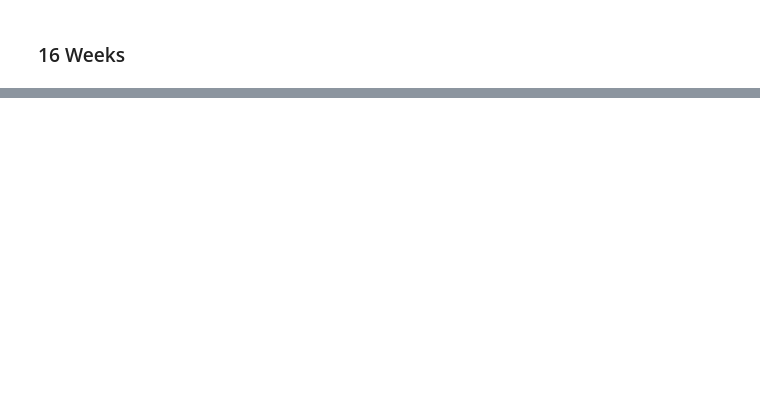
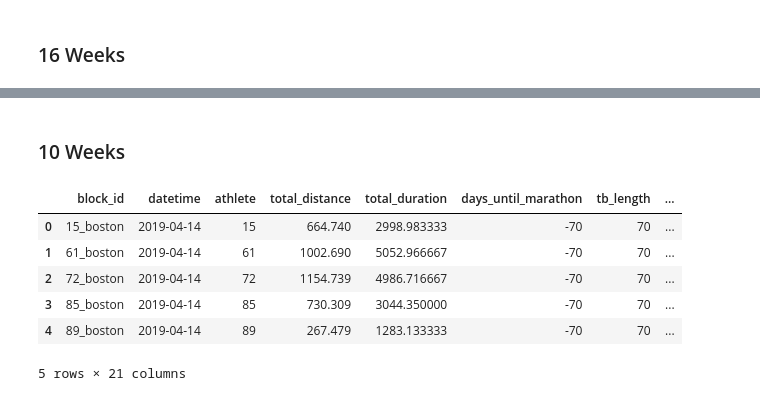
Before and after one commit to miguelabela03/RD2_SWD63A_MiguelAbela, a Jupyter notebook: src/02 - prototype/prototype.ipynb, the cells around one changed output, grey strips where cells are left out. Saved outputs shown, nothing was run; the diff lists cells and outputs as text; code cells hidden in the pictures; blank space fills up the shorter version.

```diff
--- a/src/02 - prototype/prototype.ipynb
+++ b/src/02 - prototype/prototype.ipynb
@@ -604,0 +824,14 @@ df_16_weeks.head(5)
+# %% [markdown]
+### 10 Weeks
+# %%
+# Loading the data
+df_10_weeks = pd.read_csv(os.path.join('data', 'aggregated_data', 'agg_10_week_tb.csv'))
+df_10_weeks.head(5)
+# %% [output]
+|  | block_id | datetime | athlete | total_distance | total_duration | days_until_marathon | tb_length | ... |
+| 0 | 15_boston | 2019-04-14 | 15 | 664.740 | 2998.983333 | -70 | 70 | ... |
+| 1 | 61_boston | 2019-04-14 | 61 | 1002.690 | 5052.966667 | -70 | 70 | ... |
+| 2 | 72_boston | 2019-04-14 | 72 | 1154.739 | 4986.716667 | -70 | 70 | ... |
+| 3 | 85_boston | 2019-04-14 | 85 | 730.309 | 3044.350000 | -70 | 70 | ... |
+| 4 | 89_boston | 2019-04-14 | 89 | 267.479 | 1283.133333 | -70 | 70 | ... |
+5 rows × 21 columns
```
Also changed, not shown: parts of 33 cells of this notebook, 1 other file.
